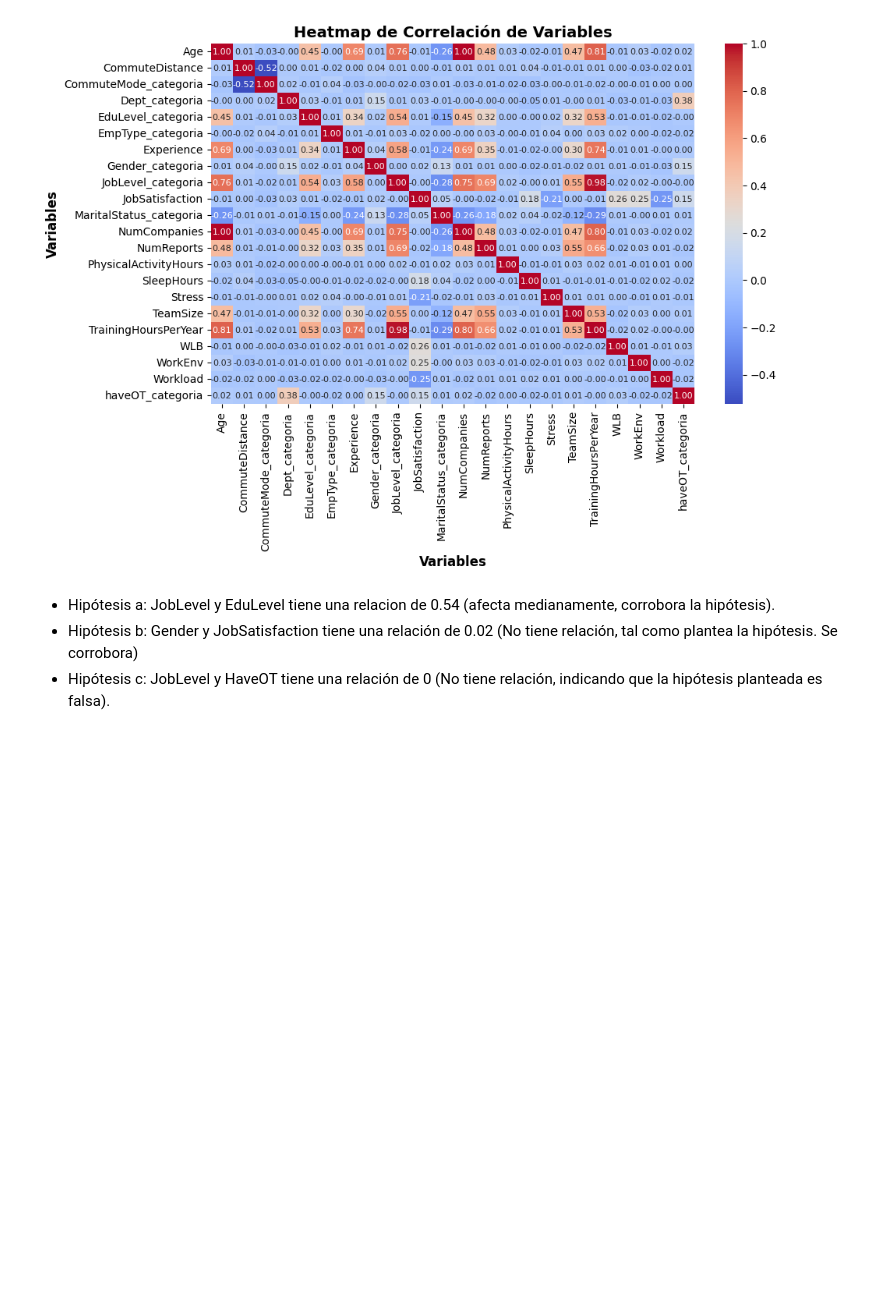
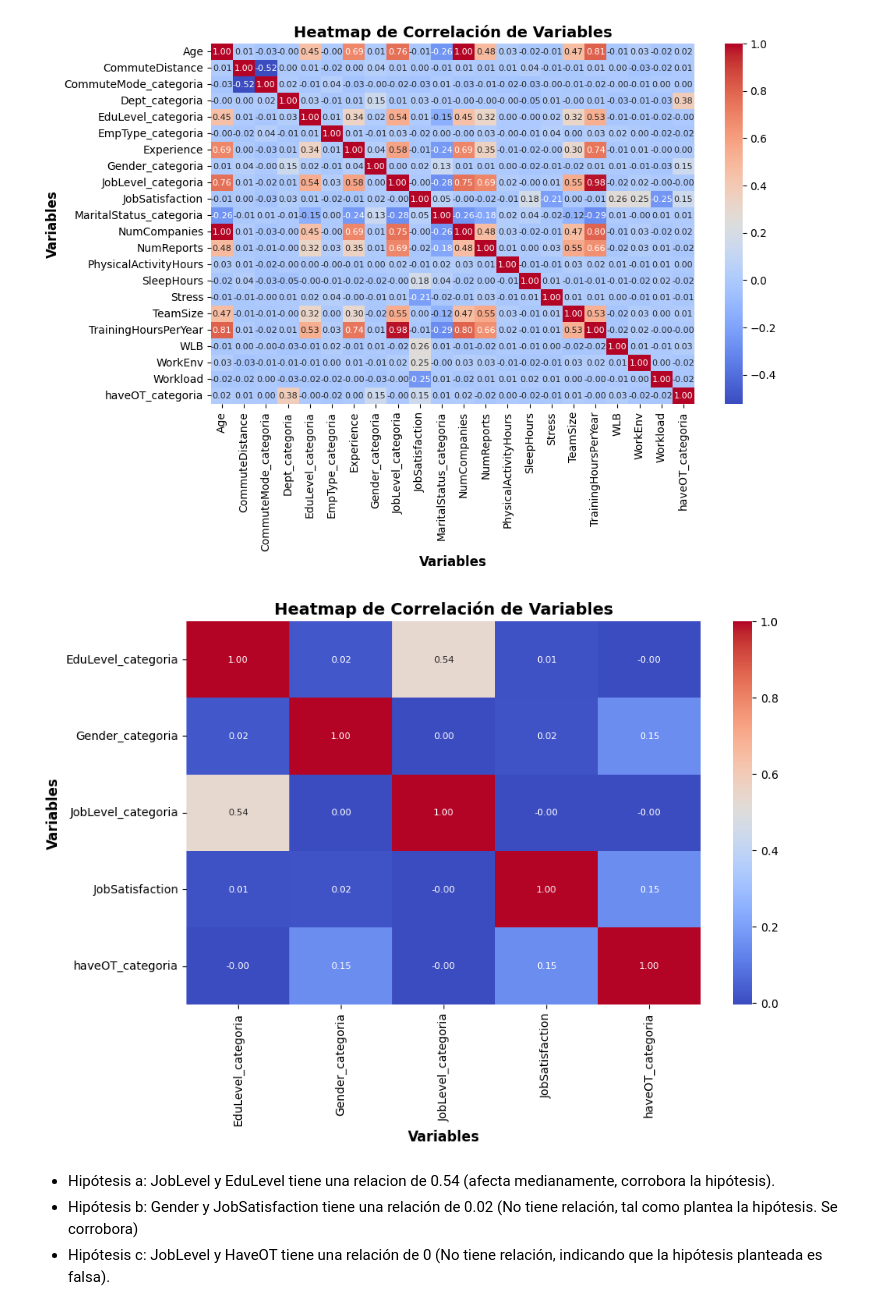
Before and after one commit to JoseChirif/Estudios-y-empleabilidad-Encuesta-kaggle, a Jupyter notebook: Estudios y empleabilidad.ipynb, the cells around one changed output. Drawn from its saved outputs; the diff is of its cells as text; code cells hidden in the pictures; blank space fills up the shorter version.

```diff
--- a/Estudios y empleabilidad.ipynb
+++ b/Estudios y empleabilidad.ipynb
@@ -622,6 +700,26 @@ plt.ylabel('Variables', fontsize=12, fontweight='bold')
 plt.show()
 # %% [output]
 [figure]
+# %%
+## Crear Headmap resumido para mejor visualización
+# Crear df temporal con las varibles de interes para las hipótesis
+df_temp = df_solocategoricos2[
+    ['EduLevel_categoria', 'Gender_categoria', 'JobLevel_categoria', 'JobSatisfaction', 'haveOT_categoria']
+]
+
+# Crear un heatmap
+plt.figure(figsize=(10, 6))
+sns.heatmap(df_temp.corr(), annot=True, cmap='coolwarm', fmt='.2f', annot_kws={'size': 8})
+
+# Configurar los títulos y etiquetas
+plt.title('Heatmap de Correlación de Variables', fontsize=14, fontweight='bold')
+plt.xlabel('Variables', fontsize=12, fontweight='bold')
+plt.ylabel('Variables', fontsize=12, fontweight='bold')
+
+# Mostrar el heatmap
+plt.show()
+# %% [output]
+[figure, added]
 # %% [markdown]
 * Hipótesis a: JobLevel y EduLevel tiene una relacion de 0.54 (afecta medianamente, corrobora la hipótesis).
 * Hipótesis b: Gender y JobSatisfaction tiene una relación de 0.02 (No tiene relación, tal como plantea la hipótesis. Se corrobora)
```
Also changed, not shown: parts of 13 cells of this notebook, 2 other files.
